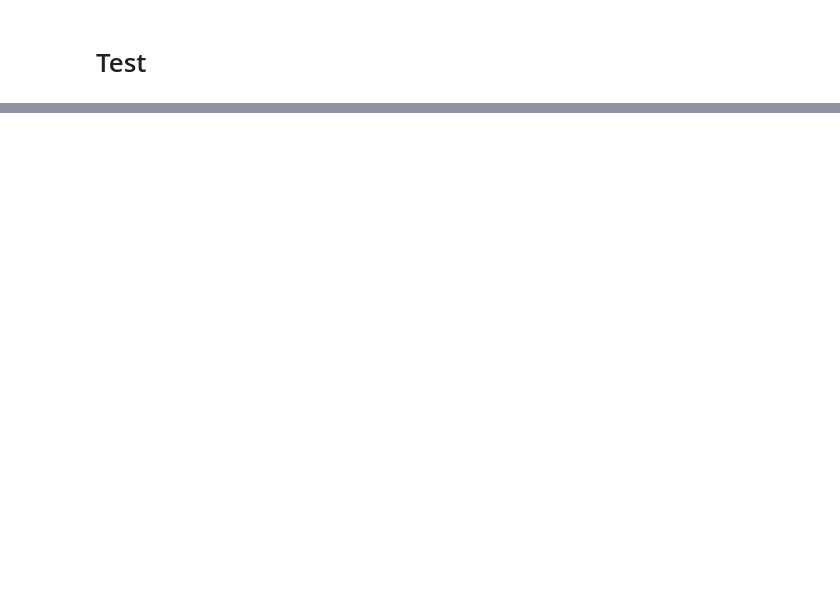
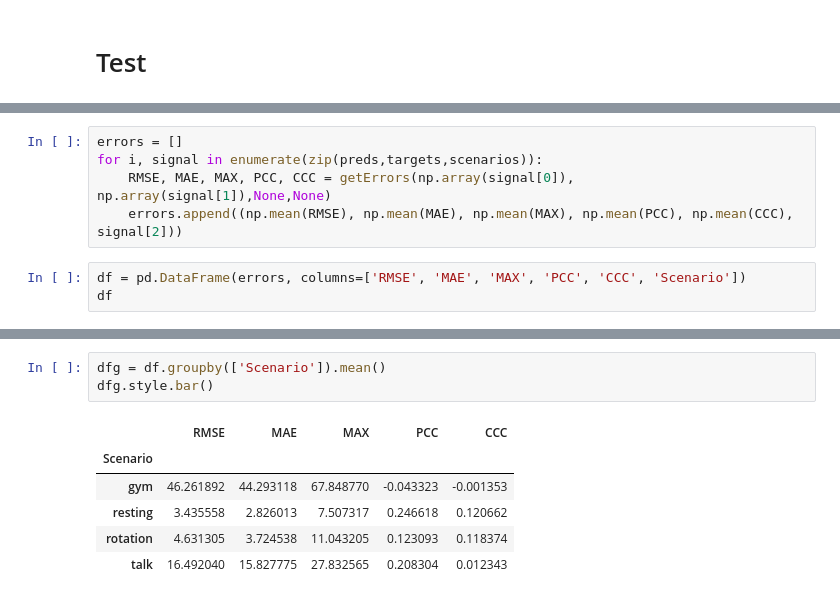
Before and after one commit to AndreasLH/Heart-Rate-Estimation, a Jupyter notebook: RhythmNet/train.ipynb, the cells around one changed output, grey strips where cells are left out. Cells and saved outputs as stored; diff of their text form; blank space fills up the shorter version.

```diff
--- a/RhythmNet/train.ipynb
+++ b/RhythmNet/train.ipynb
@@ -336,0 +356,8 @@ plt.savefig('plots/loss.pdf')
+# %%
+errors = []
+for i, signal in enumerate(zip(preds,targets,scenarios)):
+    RMSE, MAE, MAX, PCC, CCC = getErrors(np.array(signal[0]), np.array(signal[1]),None,None)
+    errors.append((np.mean(RMSE), np.mean(MAE), np.mean(MAX), np.mean(PCC), np.mean(CCC), signal[2]))
+# %%
+df = pd.DataFrame(errors, columns=['RMSE', 'MAE', 'MAX', 'PCC', 'CCC', 'Scenario'])
+df
@@ -336,0 +370,10 @@ plt.savefig('plots/loss.pdf')
+# %%
+dfg = df.groupby(['Scenario']).mean()
+dfg.style.bar()
+# %% [output]
+|  | RMSE | MAE | MAX | PCC | CCC |
+| Scenario |  |  |  |  |  |
+| gym | 46.261892 | 44.293118 | 67.848770 | -0.043323 | -0.001353 |
+| resting | 3.435558 | 2.826013 | 7.507317 | 0.246618 | 0.120662 |
+| rotation | 4.631305 | 3.724538 | 11.043205 | 0.123093 | 0.118374 |
+| talk | 16.492040 | 15.827775 | 27.832565 | 0.208304 | 0.012343 |
```
Also changed, not shown: parts of 15 cells of this notebook, 4 other files.
